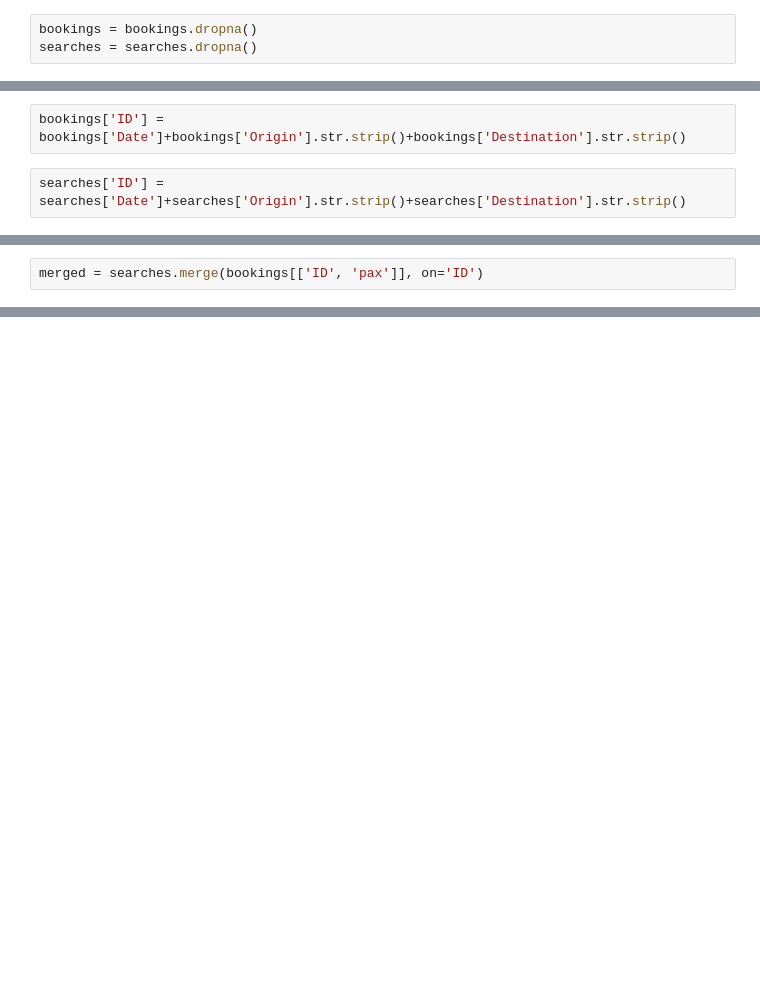
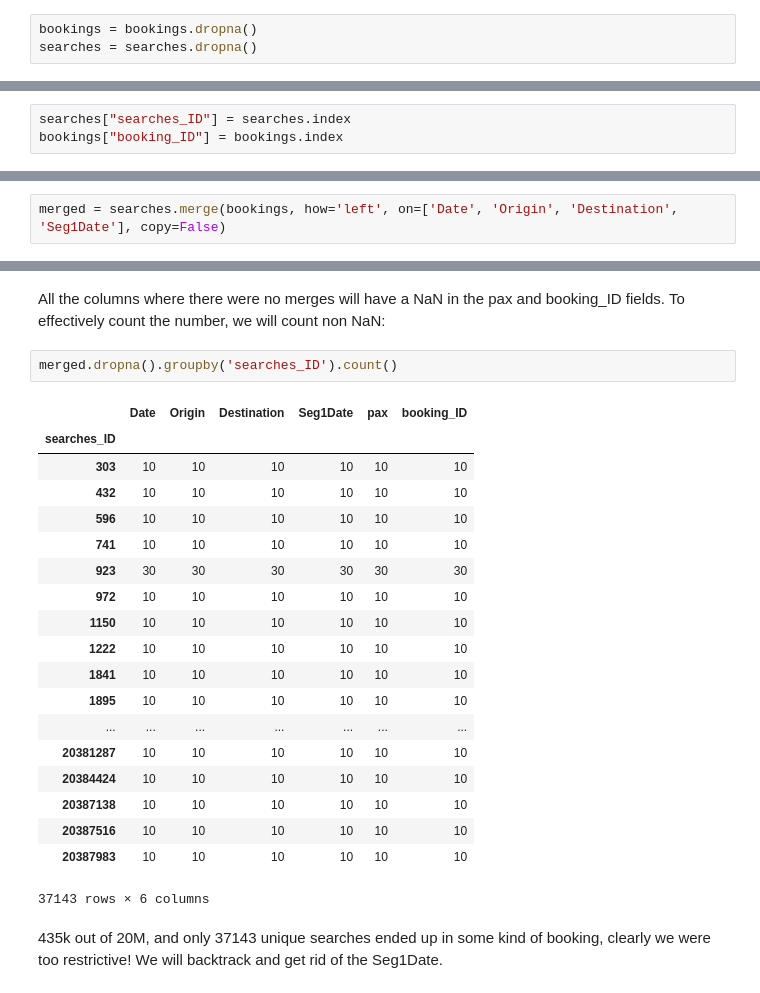
Before and after one commit to ibarrond/Amadeus, a Jupyter notebook: AmadeusChallenge.ipynb, the cells around one changed output, grey strips where cells are left out. Cells and saved outputs as stored; diff of their text form; blank space fills up the shorter version.

Commit message:
Matching BooknSearch - too few matchings using Date, Origin, Destination and Seg1Date

```diff
--- a/AmadeusChallenge.ipynb
+++ b/AmadeusChallenge.ipynb
@@ -367,4 +281,0 @@ In order to obtain the matching, we can create an identifier using the Date, the
-# %%
-bookings['ID'] = bookings['Date']+bookings['Origin'].str.strip()+bookings['Destination'].str.strip()
-# %%
-searches['ID'] = searches['Date']+searches['Origin'].str.strip()+searches['Destination'].str.strip()
@@ -370,0 +284,3 @@ searches['ID'] = searches['Date']+searches['Origin'].str.strip()+searches['Desti
+# %%
+searches["searches_ID"] = searches.index
+bookings["booking_ID"] = bookings.index
@@ -371,2 +311,2 @@ searches['ID'] = searches['Date']+searches['Origin'].str.strip()+searches['Desti
 # %%
-merged = searches.merge(bookings[['ID', 'pax']], on='ID')
+merged = searches.merge(bookings, how='left', on=['Date', 'Origin', 'Destination', 'Seg1Date'], copy=False)
@@ -374,0 +322,26 @@ bookings.sort_values('ID', ascending=False, inplace=True)
+# %% [markdown]
+All the columns where there were no merges will have a NaN in the pax and booking_ID fields. To effectively count the number, we will count non NaN:
+# %%
+merged.dropna().groupby('searches_ID').count()
+# %% [output]
+|  | Date | Origin | Destination | Seg1Date | pax | booking_ID |
+| searches_ID |  |  |  |  |  |  |
+| 303 | 10 | 10 | 10 | 10 | 10 | 10 |
+| 432 | 10 | 10 | 10 | 10 | 10 | 10 |
+| 596 | 10 | 10 | 10 | 10 | 10 | 10 |
+| 741 | 10 | 10 | 10 | 10 | 10 | 10 |
+| 923 | 30 | 30 | 30 | 30 | 30 | 30 |
+| 972 | 10 | 10 | 10 | 10 | 10 | 10 |
+| 1150 | 10 | 10 | 10 | 10 | 10 | 10 |
+| 1222 | 10 | 10 | 10 | 10 | 10 | 10 |
+| 1841 | 10 | 10 | 10 | 10 | 10 | 10 |
+| 1895 | 10 | 10 | 10 | 10 | 10 | 10 |
+| ... | ... | ... | ... | ... | ... | ... |
+| 20381287 | 10 | 10 | 10 | 10 | 10 | 10 |
+| 20384424 | 10 | 10 | 10 | 10 | 10 | 10 |
+| 20387138 | 10 | 10 | 10 | 10 | 10 | 10 |
+| 20387516 | 10 | 10 | 10 | 10 | 10 | 10 |
+| 20387983 | 10 | 10 | 10 | 10 | 10 | 10 |
+37143 rows × 6 columns
+# %% [markdown]
+435k out of 20M, and only 37143 unique searches ended up in some kind of booking, clearly we were too restrictive! We will backtrack and get rid of the Seg1Date.
```
Also changed, not shown: parts of 34 cells of this notebook.
